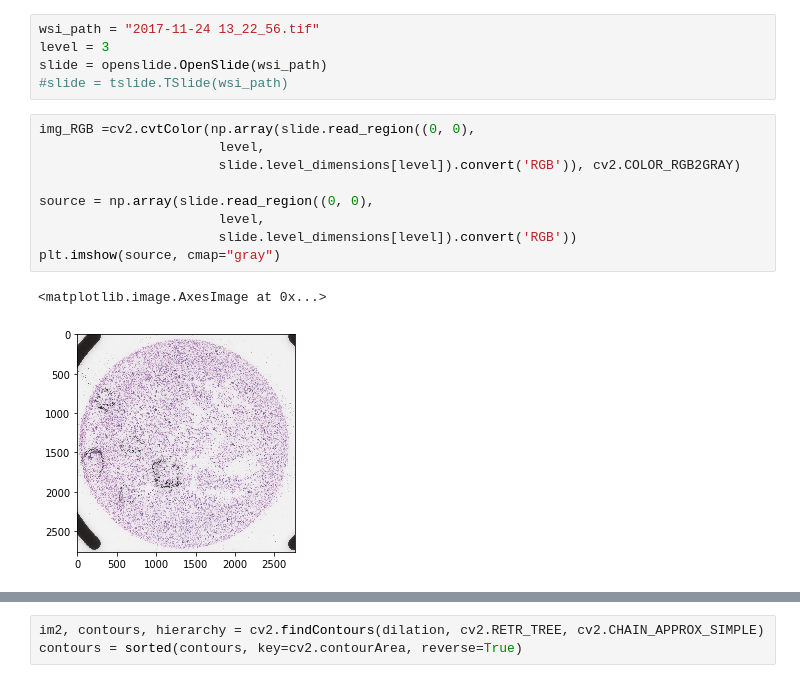
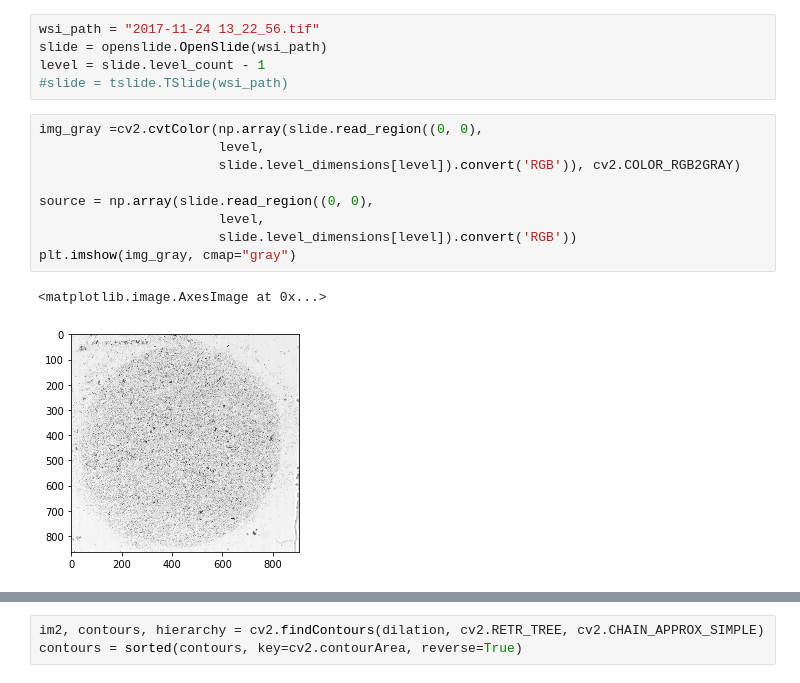
Before and after one commit to liyu10000/tct, a Jupyter notebook: train_c1/roi_extract/WSI_ROI.ipynb, the cells around one changed output, grey strips where cells are left out. Saved outputs shown, nothing was run; the diff lists cells and outputs as text.

```diff
--- a/train_c1/roi_extract/WSI_ROI.ipynb
+++ b/train_c1/roi_extract/WSI_ROI.ipynb
@@ -15,17 +13,17 @@ import tslide
 # %%
 wsi_path = "2017-11-24 13_22_56.tif"
-level = 3
 slide = openslide.OpenSlide(wsi_path)
+level = slide.level_count - 1
 #slide = tslide.TSlide(wsi_path)
 # %%
-img_RGB =cv2.cvtColor(np.array(slide.read_region((0, 0),
+img_gray =cv2.cvtColor(np.array(slide.read_region((0, 0),
                        level,
                        slide.level_dimensions[level]).convert('RGB')), cv2.COLOR_RGB2GRAY)
 
 source = np.array(slide.read_region((0, 0),
                        level,
                        slide.level_dimensions[level]).convert('RGB'))
-plt.imshow(source, cmap="gray")
+plt.imshow(img_gray, cmap="gray")
 # %% [output]
 <matplotlib.image.AxesImage at 0x...>
-[figure, old version]
+[figure, new version]
```
Also changed, not shown: parts of 28 cells of this notebook, 24 other files.
